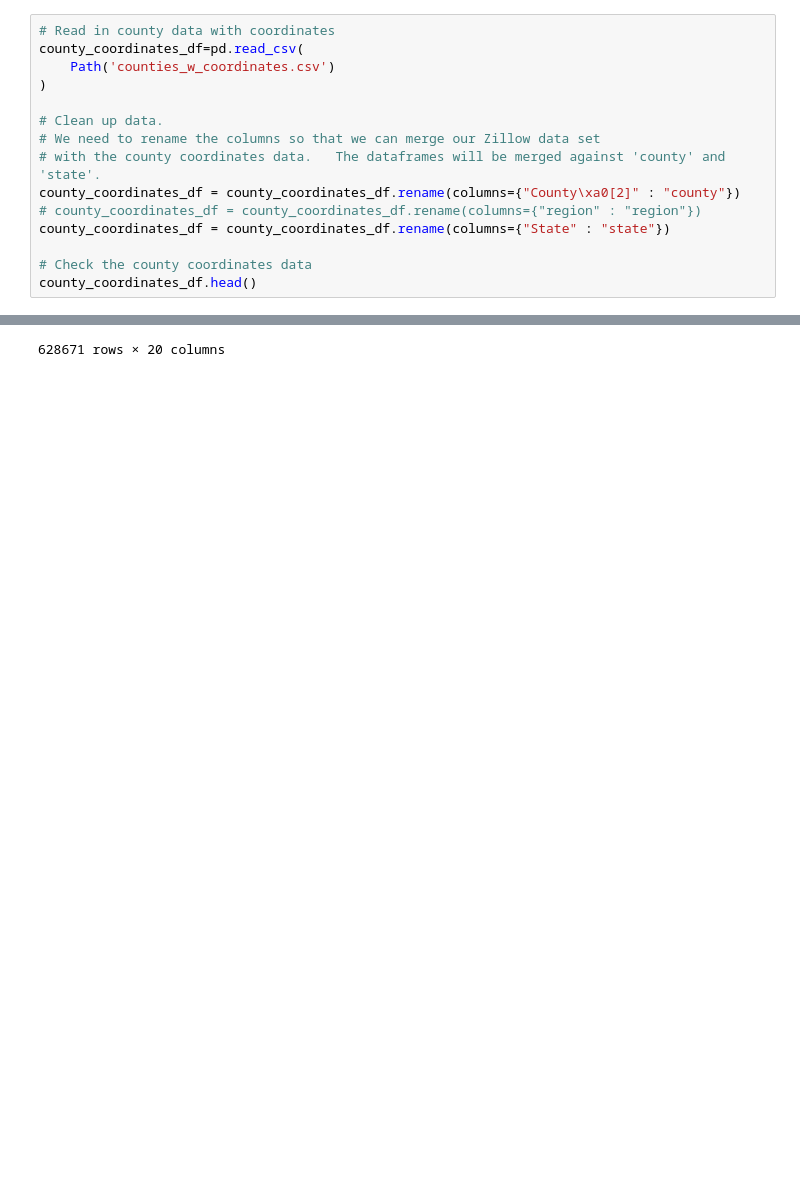
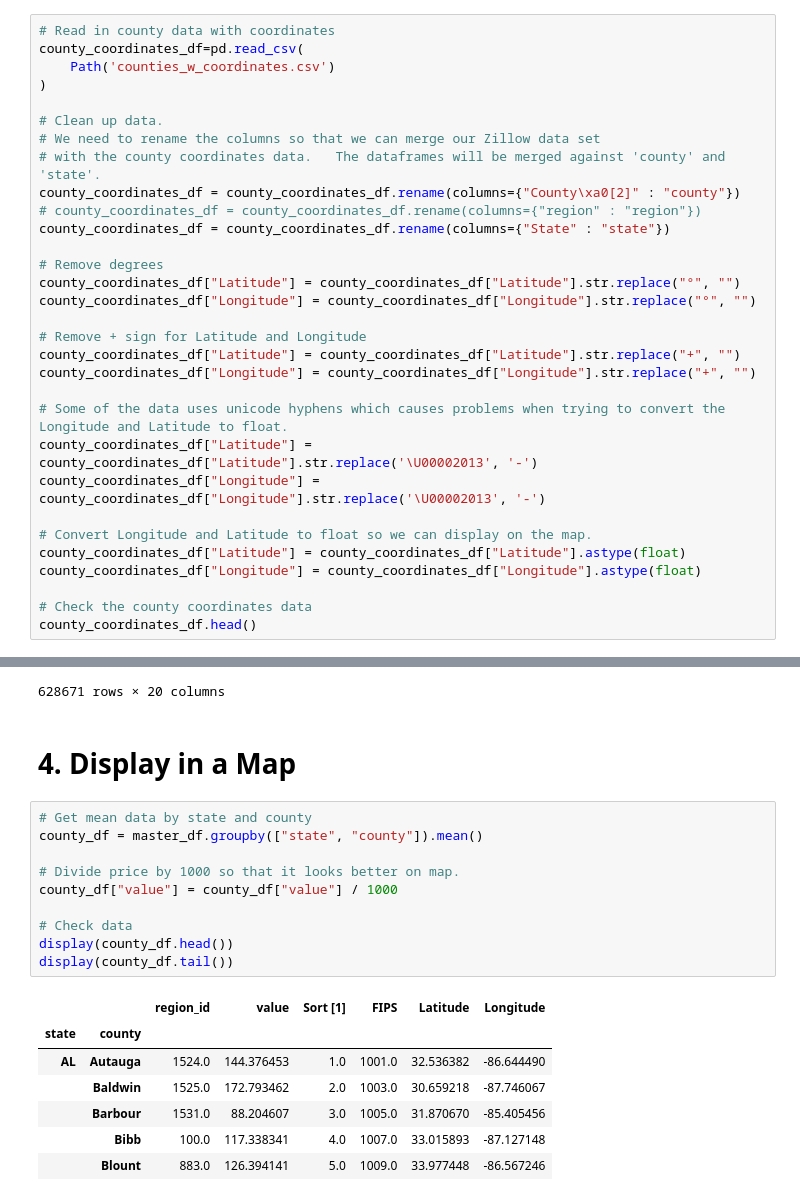
Before and after one commit to quinnwong31/Realestate_of_Mind, a Jupyter notebook: API_testing.ipynb, the cells around one changed output, grey strips where cells are left out. Cells and saved outputs as stored; diff of their text form; blank space fills up the shorter version.

Commit message:
- Added more code to cleanup up data - Added hvPlot map as an example

```diff
--- a/API_testing.ipynb
+++ b/API_testing.ipynb
@@ -114,6 +119,22 @@ county_coordinates_df = county_coordinates_df.rename(columns={"County\xa0[2]" :
 # county_coordinates_df = county_coordinates_df.rename(columns={"region" : "region"})
 county_coordinates_df = county_coordinates_df.rename(columns={"State" : "state"})
 
+# Remove degrees
+county_coordinates_df["Latitude"] = county_coordinates_df["Latitude"].str.replace("°", "")
+county_coordinates_df["Longitude"] = county_coordinates_df["Longitude"].str.replace("°", "")
+
+# Remove + sign for Latitude and Longitude
+county_coordinates_df["Latitude"] = county_coordinates_df["Latitude"].str.replace("+", "")
+county_coordinates_df["Longitude"] = county_coordinates_df["Longitude"].str.replace("+", "")
+
+# Some of the data uses unicode hyphens which causes problems when trying to convert the Longitude and Latitude to float.
+county_coordinates_df["Latitude"] = county_coordinates_df["Latitude"].str.replace('\U00002013', '-')
+county_coordinates_df["Longitude"] = county_coordinates_df["Longitude"].str.replace('\U00002013', '-')
+
+# Convert Longitude and Latitude to float so we can display on the map.
+county_coordinates_df["Latitude"] = county_coordinates_df["Latitude"].astype(float)
+county_coordinates_df["Longitude"] = county_coordinates_df["Longitude"].astype(float)
+
 # Check the county coordinates data
 county_coordinates_df.head()
 # %% [output]
@@ -143,3 +164,23 @@ master_df
 | 628669 | 100 | county | Bibb County; AL; Birmingham-Hoover | Bibb | AL | ZSFH | 2022-05-31 | 164684.0 | 4.0 | 1007.0 | ... |
 | 628670 | 100 | county | Bibb County; AL; Birmingham-Hoover | Bibb | AL | ZSFH | 2022-06-30 | 166720.0 | 4.0 | 1007.0 | ... |
 628671 rows × 20 columns
+# %% [markdown]
+# 4. Display in a Map
+# %%
+# Get mean data by state and county
+county_df = master_df.groupby(["state", "county"]).mean()
+
+# Divide price by 1000 so that it looks better on map.
+county_df["value"] = county_df["value"] / 1000
+
+# Check data
+display(county_df.head())
+display(county_df.tail())
+# %% [output]
+|  |  | region_id | value | Sort [1] | FIPS | Latitude | Longitude |
+| state | county |  |  |  |  |  |  |
+| AL | Autauga | 1524.0 | 144.376453 | 1.0 | 1001.0 | 32.536382 | -86.644490 |
+|  | Baldwin | 1525.0 | 172.793462 | 2.0 | 1003.0 | 30.659218 | -87.746067 |
+|  | Barbour | 1531.0 | 88.204607 | 3.0 | 1005.0 | 31.870670 | -85.405456 |
+|  | Bibb | 100.0 | 117.338341 | 4.0 | 1007.0 | 33.015893 | -87.127148 |
+|  | Blount | 883.0 | 126.394141 | 5.0 | 1009.0 | 33.977448 | -86.567246 |
```
Also changed, not shown: parts of 6 cells of this notebook.
